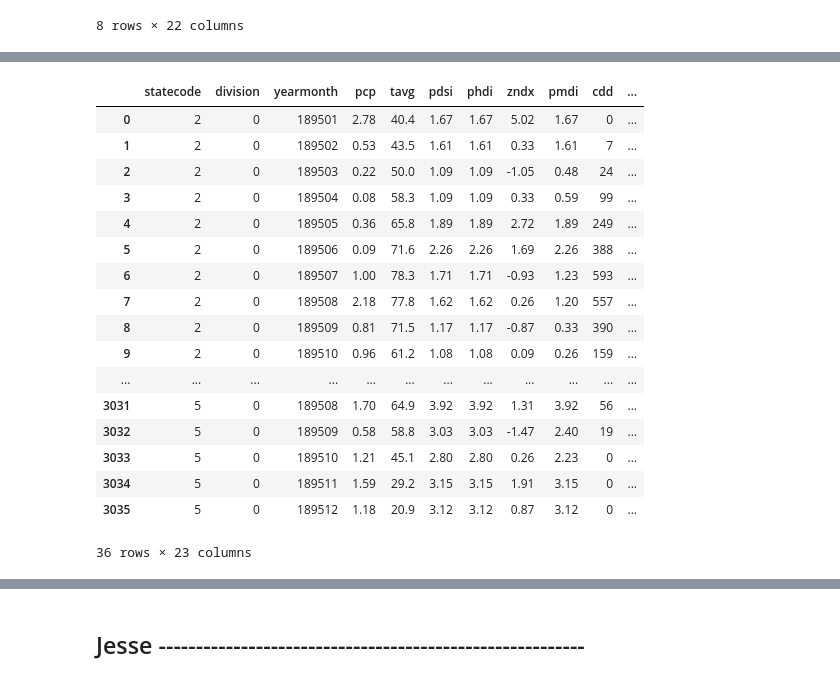
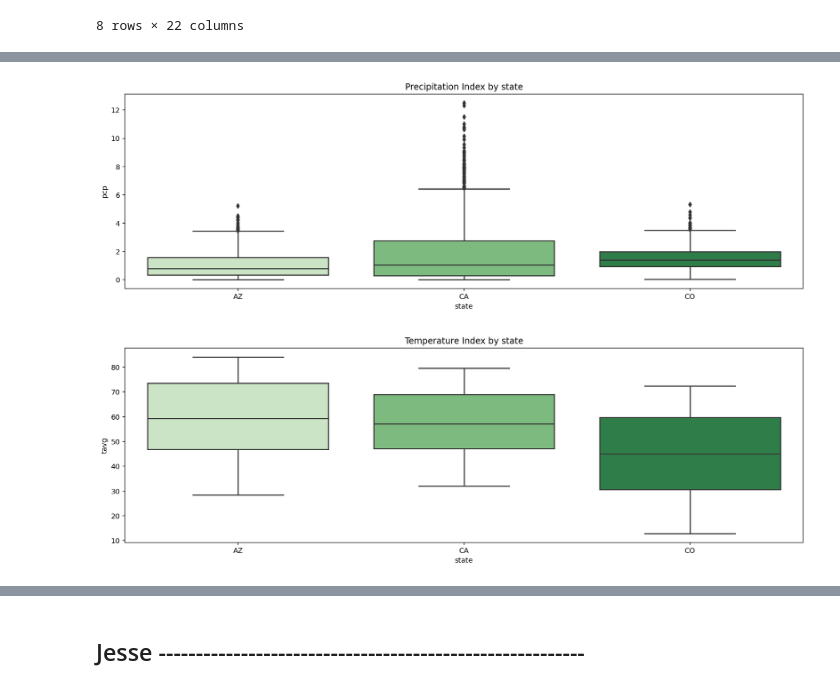
Before and after one commit to Marrrta/wildfires, a Jupyter notebook: EDA.ipynb, the cells around one changed output, grey strips where cells are left out. Saved outputs shown, nothing was run; the diff lists cells and outputs as text; code cells hidden in the pictures.

```diff
--- a/EDA.ipynb
+++ b/EDA.ipynb
@@ -43,23 +48,14 @@ for i in range(len(climate_cols)):
-# %%
-noaa_data = noaa_data[(noaa_data['yearmonth']!=202011) & (noaa_data['yearmonth']!=202012)]
-# %%
-noaa_data[noaa_data['year']==noaa_data['year'].min()]
-# %% [output]
-|  | statecode | division | yearmonth | pcp | tavg | pdsi | phdi | zndx | pmdi | cdd | ... |
-| 0 | 2 | 0 | 189501 | 2.78 | 40.4 | 1.67 | 1.67 | 5.02 | 1.67 | 0 | ... |
-| 1 | 2 | 0 | 189502 | 0.53 | 43.5 | 1.61 | 1.61 | 0.33 | 1.61 | 7 | ... |
-| 2 | 2 | 0 | 189503 | 0.22 | 50.0 | 1.09 | 1.09 | -1.05 | 0.48 | 24 | ... |
-| 3 | 2 | 0 | 189504 | 0.08 | 58.3 | 1.09 | 1.09 | 0.33 | 0.59 | 99 | ... |
-| 4 | 2 | 0 | 189505 | 0.36 | 65.8 | 1.89 | 1.89 | 2.72 | 1.89 | 249 | ... |
-| 5 | 2 | 0 | 189506 | 0.09 | 71.6 | 2.26 | 2.26 | 1.69 | 2.26 | 388 | ... |
-| 6 | 2 | 0 | 189507 | 1.00 | 78.3 | 1.71 | 1.71 | -0.93 | 1.23 | 593 | ... |
-| 7 | 2 | 0 | 189508 | 2.18 | 77.8 | 1.62 | 1.62 | 0.26 | 1.20 | 557 | ... |
-| 8 | 2 | 0 | 189509 | 0.81 | 71.5 | 1.17 | 1.17 | -0.87 | 0.33 | 390 | ... |
-| 9 | 2 | 0 | 189510 | 0.96 | 61.2 | 1.08 | 1.08 | 0.09 | 0.26 | 159 | ... |
-| ... | ... | ... | ... | ... | ... | ... | ... | ... | ... | ... | ... |
-| 3031 | 5 | 0 | 189508 | 1.70 | 64.9 | 3.92 | 3.92 | 1.31 | 3.92 | 56 | ... |
-| 3032 | 5 | 0 | 189509 | 0.58 | 58.8 | 3.03 | 3.03 | -1.47 | 2.40 | 19 | ... |
-| 3033 | 5 | 0 | 189510 | 1.21 | 45.1 | 2.80 | 2.80 | 0.26 | 2.23 | 0 | ... |
-| 3034 | 5 | 0 | 189511 | 1.59 | 29.2 | 3.15 | 3.15 | 1.91 | 3.15 | 0 | ... |
-| 3035 | 5 | 0 | 189512 | 1.18 | 20.9 | 3.12 | 3.12 | 0.87 | 3.12 | 0 | ... |
-36 rows × 23 columns
+# %%
+plt.figure(figsize = (17,5))
+sns.boxplot(data = noaa_data, x = 'state', y = 'pcp', palette= 'Greens')
+plt.title('Precipitation Index by state');
+plt.savefig('./visuals/pcp_by_state.png')
+# %% [output]
+[figure, added]
+# %%
+plt.figure(figsize = (17,5))
+sns.boxplot(data = noaa_data, x = 'state', y = 'tavg', palette= 'Greens')
+plt.title('Temperature Index by state');
+plt.savefig('./visuals/tavg_by_state.png')
+# %% [output]
+[figure, added]
```
Also changed, not shown: parts of 4 cells of this notebook.
